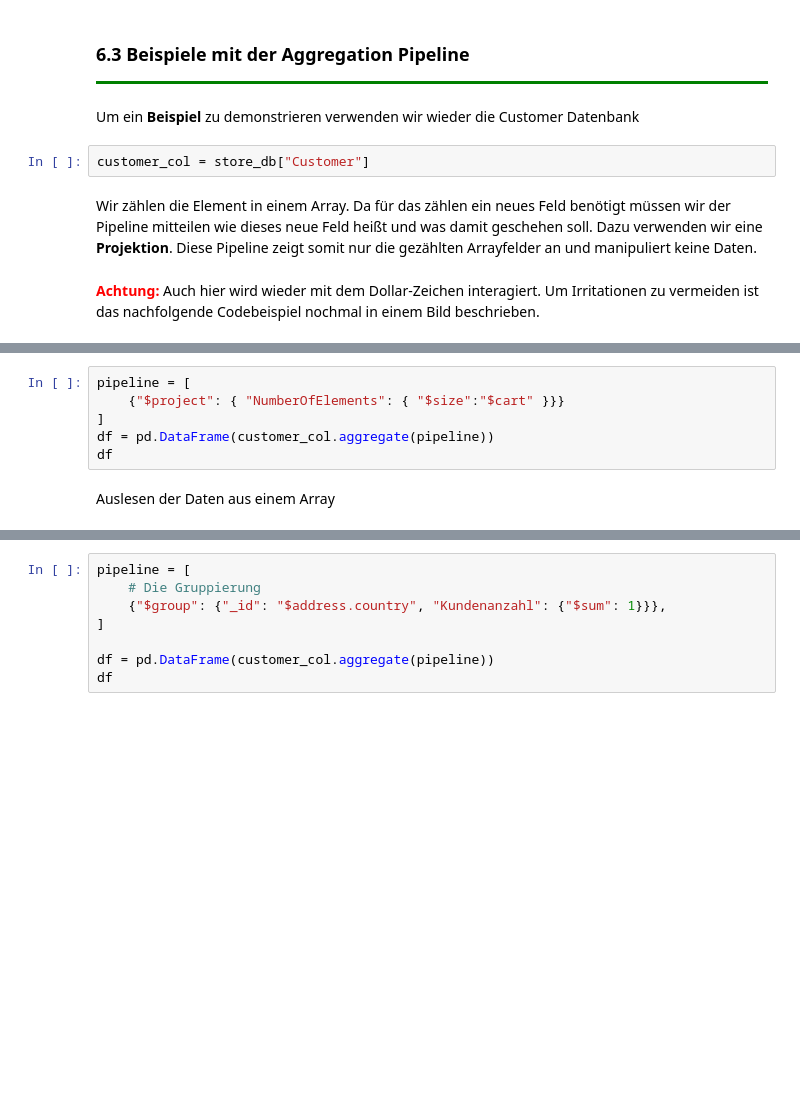
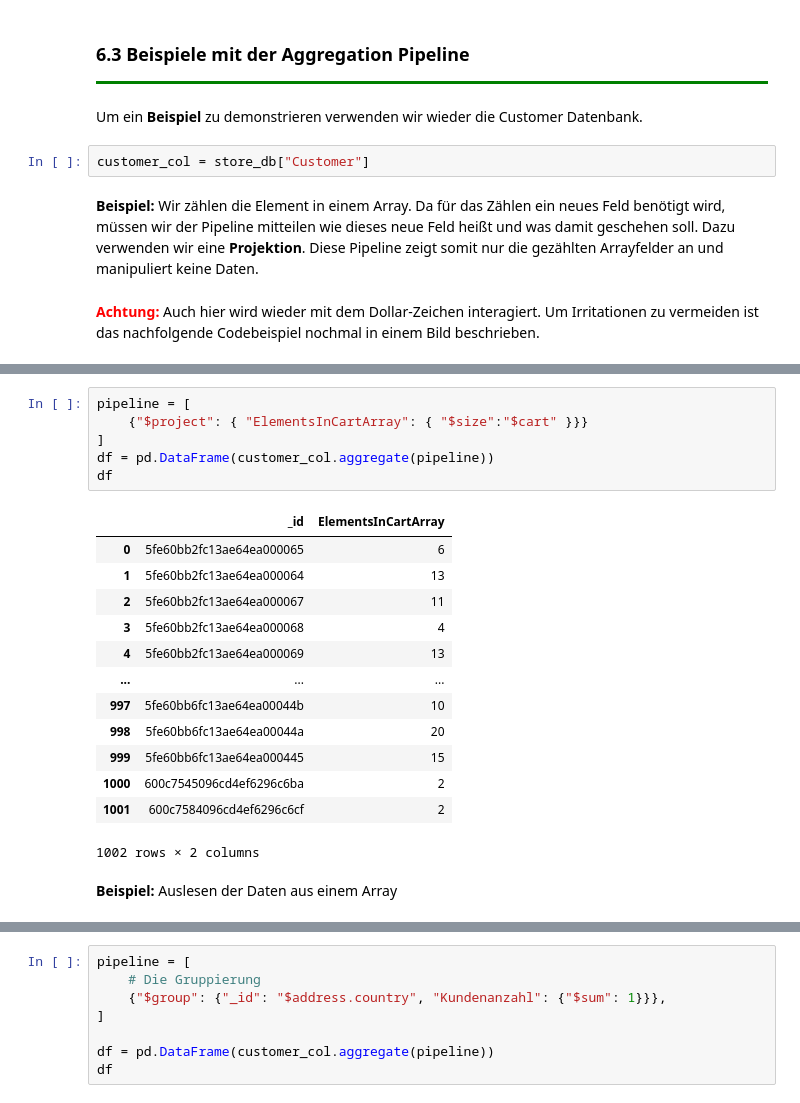
Before and after one commit to orca-nrw/lernmodul-mongodb, a Jupyter notebook: index.ipynb, the cells around one changed output, grey strips where cells are left out. Cells and saved outputs as stored; diff of their text form; blank space fills up the shorter version.

```diff
--- a/index.ipynb
+++ b/index.ipynb
@@ -904,23 +880,37 @@ Im Gegensatz zu den Operatoren werden die Stages in einem Array defniniert der S
 # %% [markdown]
 <div style="border-bottom: 3px solid green;"><h3 ><b id="Pipeline-Beispiele">6.3 Beispiele mit der Aggregation Pipeline</b></h3></div>
 # %% [markdown]
-Um ein <b>Beispiel</b> zu demonstrieren verwenden wir wieder die Customer Datenbank
+Um ein <b>Beispiel</b> zu demonstrieren verwenden wir wieder die Customer Datenbank.
 # %%
 customer_col = store_db["Customer"]
 # %% [markdown]
-Wir zählen die Element in einem Array. Da für das zählen ein neues Feld benötigt müssen wir der Pipeline mitteilen wie dieses neue Feld heißt und was damit geschehen soll. Dazu verwenden wir eine <b>Projektion</b>. Diese Pipeline zeigt somit nur die gezählten Arrayfelder an und manipuliert keine Daten.
+<b>Beispiel:</b> Wir zählen die Element in einem Array. Da für das Zählen ein neues Feld benötigt wird, müssen wir der Pipeline mitteilen wie dieses neue Feld heißt und was damit geschehen soll. Dazu verwenden wir eine <b>Projektion</b>. Diese Pipeline zeigt somit nur die gezählten Arrayfelder an und manipuliert keine Daten.
 # %% [markdown]
 <b style="color:red">Achtung:</b> Auch hier wird wieder mit dem Dollar-Zeichen interagiert. Um Irritationen zu vermeiden ist das nachfolgende Codebeispiel nochmal in einem Bild beschrieben.
 # %% [markdown]
 ![](./img/pipeline_example.jpg)
 # %%
 pipeline = [
-    {"$project": { "NumberOfElements": { "$size":"$cart" }}}
+    {"$project": { "ElementsInCartArray": { "$size":"$cart" }}}
 ]
 df = pd.DataFrame(customer_col.aggregate(pipeline))
 df
+# %% [output]
+|  | _id | ElementsInCartArray |
+| 0 | 5fe60bb2fc13ae64ea000065 | 6 |
+| 1 | 5fe60bb2fc13ae64ea000064 | 13 |
+| 2 | 5fe60bb2fc13ae64ea000067 | 11 |
+| 3 | 5fe60bb2fc13ae64ea000068 | 4 |
+| 4 | 5fe60bb2fc13ae64ea000069 | 13 |
+| ... | ... | ... |
+| 997 | 5fe60bb6fc13ae64ea00044b | 10 |
+| 998 | 5fe60bb6fc13ae64ea00044a | 20 |
+| 999 | 5fe60bb6fc13ae64ea000445 | 15 |
+| 1000 | 600c7545096cd4ef6296c6ba | 2 |
+| 1001 | 600c7584096cd4ef6296c6cf | 2 |
+1002 rows × 2 columns
 # %% [markdown]
-Auslesen der Daten aus einem Array
+<b>Beispiel:</b> Auslesen der Daten aus einem Array
 # %%
 customer_col = store_db["Customer"]
 pipeline = [
```
Also changed, not shown: parts of 103 cells of this notebook, 3 other files.
